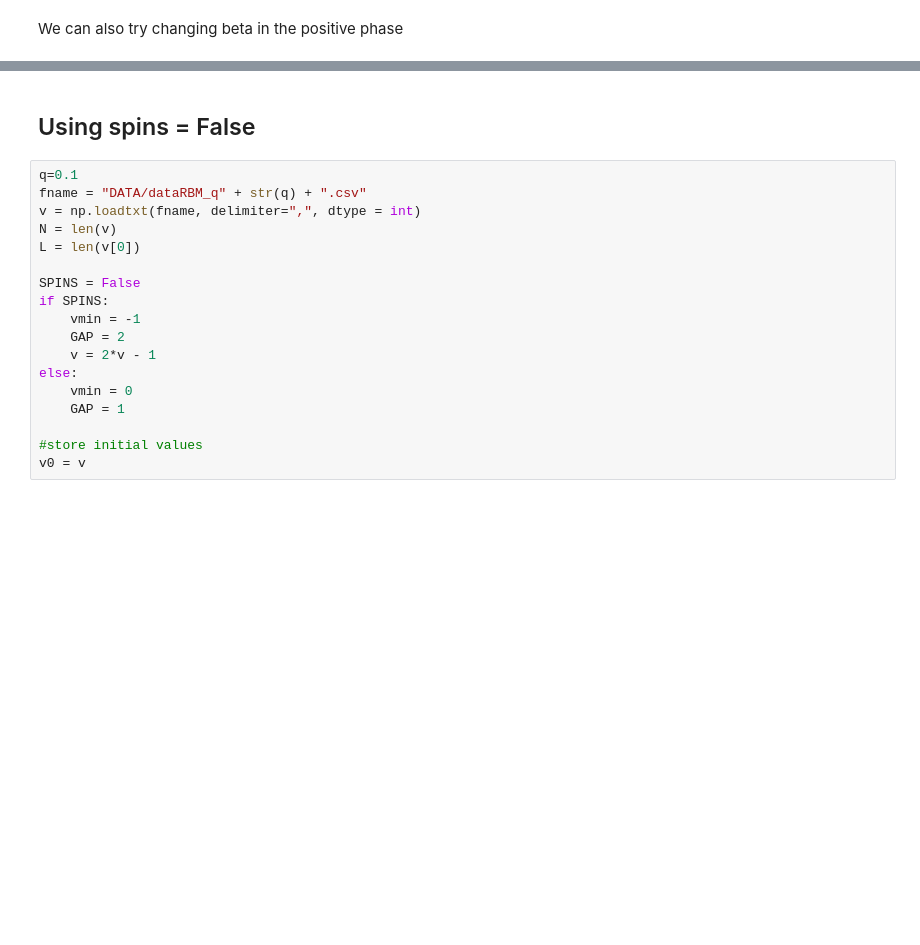
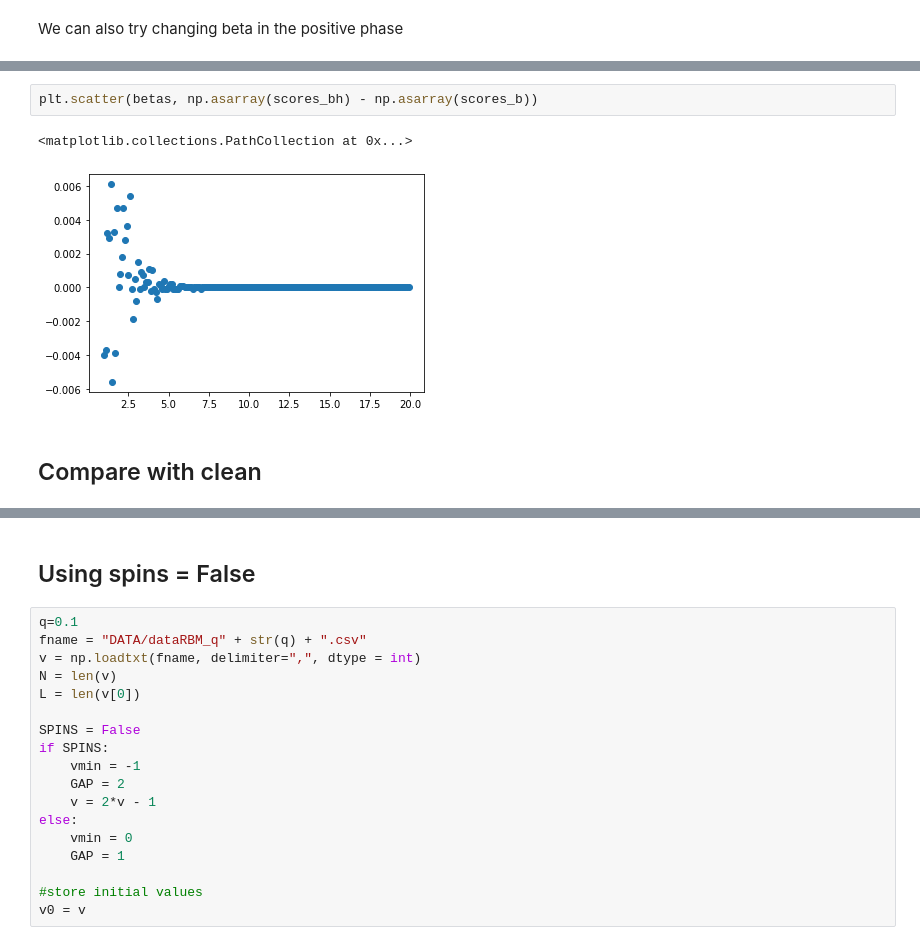
Before and after one commit to LorenzoBuriola/LoCP_moduleB, a Jupyter notebook: Week5/FPGheArt_exercise5.ipynb, the cells around one changed output, grey strips where cells are left out. Saved outputs shown, nothing was run; the diff lists cells and outputs as text; blank space fills up the shorter version.

```diff
--- a/Week5/FPGheArt_exercise5.ipynb
+++ b/Week5/FPGheArt_exercise5.ipynb
@@ -178,0 +151,7 @@ plt.scatter(betas, scores)
+# %%
+plt.scatter(betas, np.asarray(scores_bh) - np.asarray(scores_b))
+# %% [output]
+<matplotlib.collections.PathCollection at 0x...>
+[figure, added]
+# %% [markdown]
+## Compare with clean
```
Also changed, not shown: parts of 25 cells of this notebook, 8 other files.
